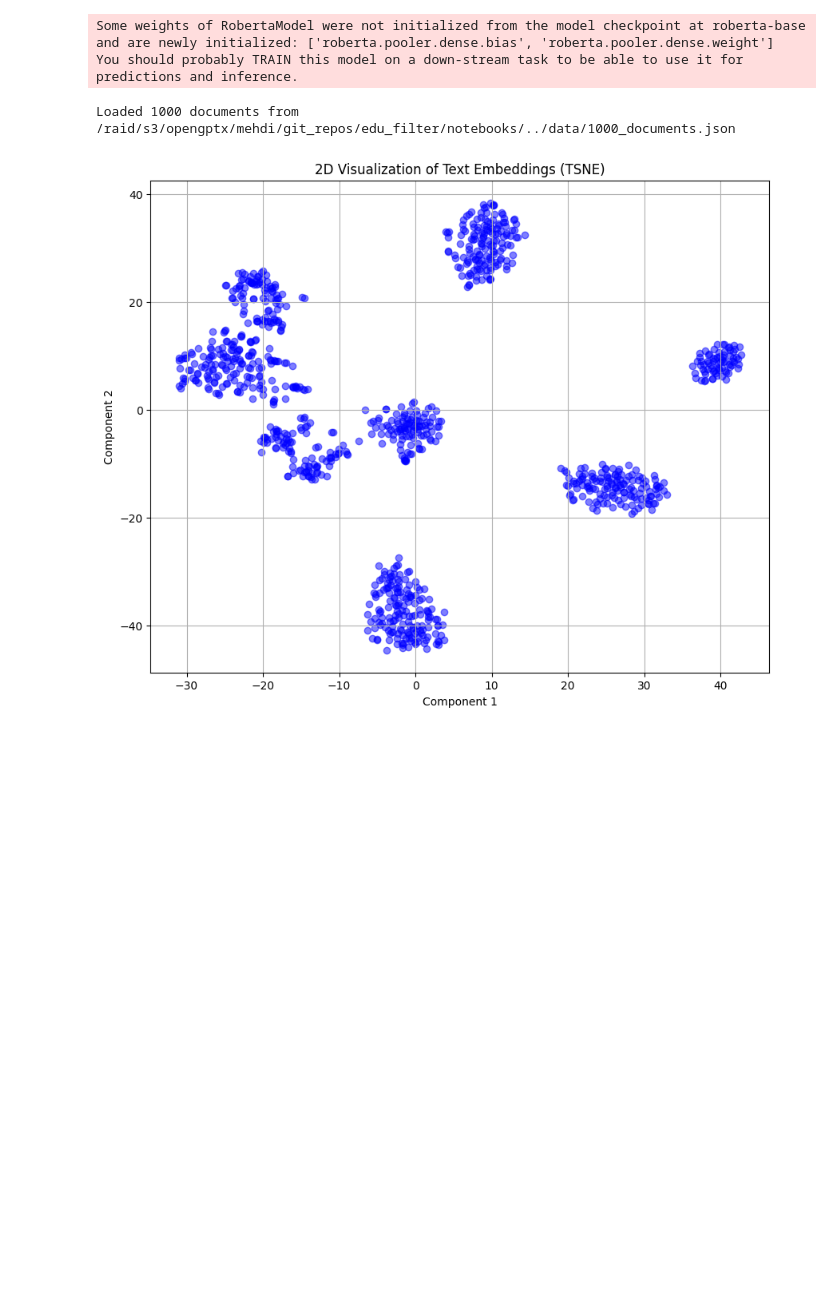
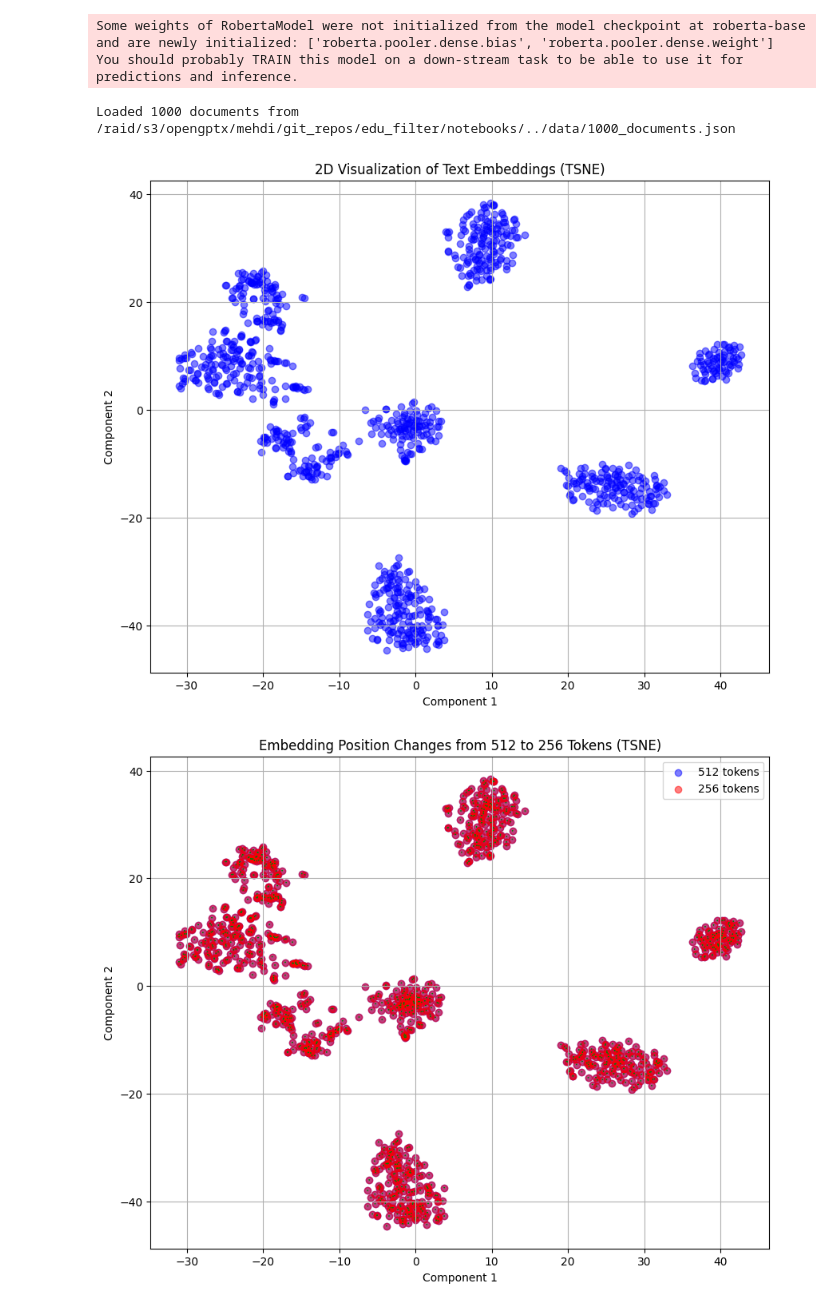
Before and after one commit to Modalities/ml_filter, a Jupyter notebook: notebooks/visualize_document_emebddings.ipynb, the cells around one changed output. Saved outputs shown, nothing was run; the diff lists cells and outputs as text; code cells hidden in the pictures; blank space fills up the shorter version.

Commit message:
feat: compute & visualize position change

```diff
--- a/notebooks/visualize_document_emebddings.ipynb
+++ b/notebooks/visualize_document_emebddings.ipynb
@@ -16,8 +16,8 @@ Some weights of RobertaModel were not initialized from the model checkpoint at r
 You should probably TRAIN this model on a down-stream task to be able to use it for predictions and inference.
 # %%
 # Function to embed text using RoBERTa
-def embed_text(text):
-    inputs = tokenizer(text, return_tensors="pt", truncation=True, padding=True, max_length=512).to(device)
+def embed_text(text, max_length=512):
+    inputs = tokenizer(text, return_tensors="pt", truncation=True, padding=True, max_length=max_length).to(device)
     with torch.no_grad():
         outputs = model(**inputs)
     # Use the [CLS] token representation as the embedding
@@ -59,22 +96,31 @@ def visualize_embeddings(embeddings, method='pca'):
 # %%
 import os
 HERE = os.getcwd()
 # Path to the JSONL file
 jsonl_file = os.path.join(HERE,os.pardir,"data","1000_documents.json")
 
 # Step 1: Read the JSONL file
 documents = read_jsonl(jsonl_file)
 print(f"Loaded {len(documents)} documents from {jsonl_file}")
 
 # Step 2: Embed each document's text
-embeddings = []
-for text in documents:
-    embeddings.append(embed_text(text))
+embeddings_512 = []
+embeddings_256 = []
+for max_length, embeddings in zip([512, 256], [embeddings_512, embeddings_256]):
+    for text in documents:
+        embeddings.append(embed_text(text))
 
-embeddings = torch.tensor(embeddings)  # Convert list to tensor
+# Convert list to tensor
+embeddings_256 = torch.tensor(embeddings_256)
+embeddings_512 = torch.tensor(embeddings_512)
+
 
 # Step 3: Visualize the embeddings in 2D
-visualize_embeddings(embeddings, method='tsne')  # Choose either 'pca' or 'tsne'
+visualize_embeddings(embeddings_512, method='tsne')  # Choose either 'pca' or 'tsne'
+
+# Step 4: Visualize the change in embedding positions
+visualize_embedding_changes(embeddings_512, embeddings_256, method='tsne')
 # %% [output]
 Loaded 1000 documents from /raid/s3/opengptx/mehdi/git_repos/edu_filter/notebooks/../data/1000_documents.json
 [figure]
+[figure, added]
```
Also changed, not shown: parts of 1 cell of this notebook.
